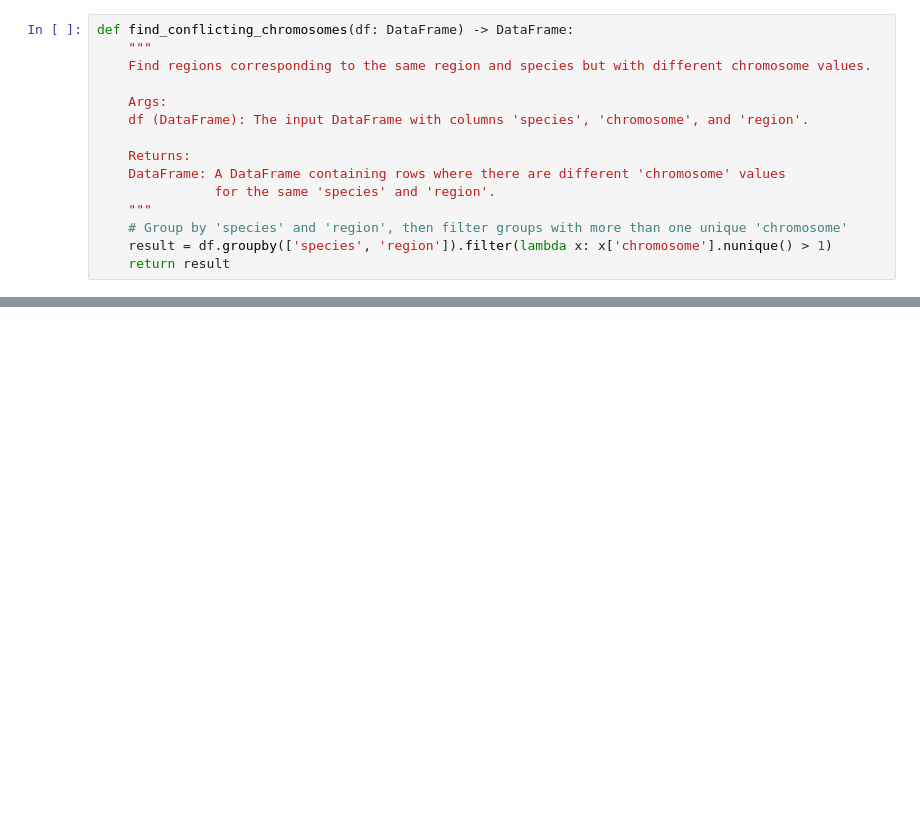
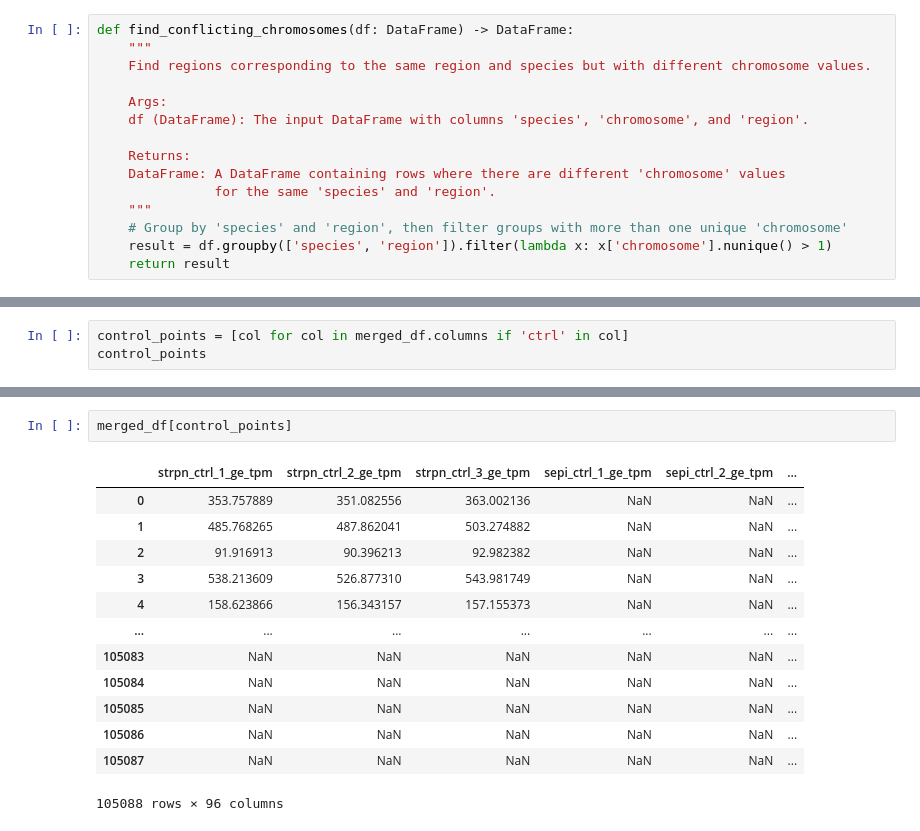
Before and after one commit to memetc/ML4RG_Group1, a Jupyter notebook: notebooks/analyse_raw_data.ipynb, the cells around one changed output, grey strips where cells are left out. Saved outputs shown, nothing was run; the diff lists cells and outputs as text; blank space fills up the shorter version.

```diff
--- a/notebooks/analyse_raw_data.ipynb
+++ b/notebooks/analyse_raw_data.ipynb
@@ -106,0 +284,3 @@ def find_conflicting_chromosomes(df: DataFrame) -> DataFrame:
+# %%
+control_points = [col for col in merged_df.columns if 'ctrl' in col]
+control_points
@@ -106,0 +305,16 @@ def find_conflicting_chromosomes(df: DataFrame) -> DataFrame:
+# %%
+merged_df[control_points]
+# %% [output]
+|  | strpn_ctrl_1_ge_tpm | strpn_ctrl_2_ge_tpm | strpn_ctrl_3_ge_tpm | sepi_ctrl_1_ge_tpm | sepi_ctrl_2_ge_tpm | ... |
+| 0 | 353.757889 | 351.082556 | 363.002136 | NaN | NaN | ... |
+| 1 | 485.768265 | 487.862041 | 503.274882 | NaN | NaN | ... |
+| 2 | 91.916913 | 90.396213 | 92.982382 | NaN | NaN | ... |
+| 3 | 538.213609 | 526.877310 | 543.981749 | NaN | NaN | ... |
+| 4 | 158.623866 | 156.343157 | 157.155373 | NaN | NaN | ... |
+| ... | ... | ... | ... | ... | ... | ... |
+| 105083 | NaN | NaN | NaN | NaN | NaN | ... |
+| 105084 | NaN | NaN | NaN | NaN | NaN | ... |
+| 105085 | NaN | NaN | NaN | NaN | NaN | ... |
+| 105086 | NaN | NaN | NaN | NaN | NaN | ... |
+| 105087 | NaN | NaN | NaN | NaN | NaN | ... |
+105088 rows × 96 columns
```
Also changed, not shown: parts of 23 cells of this notebook.
